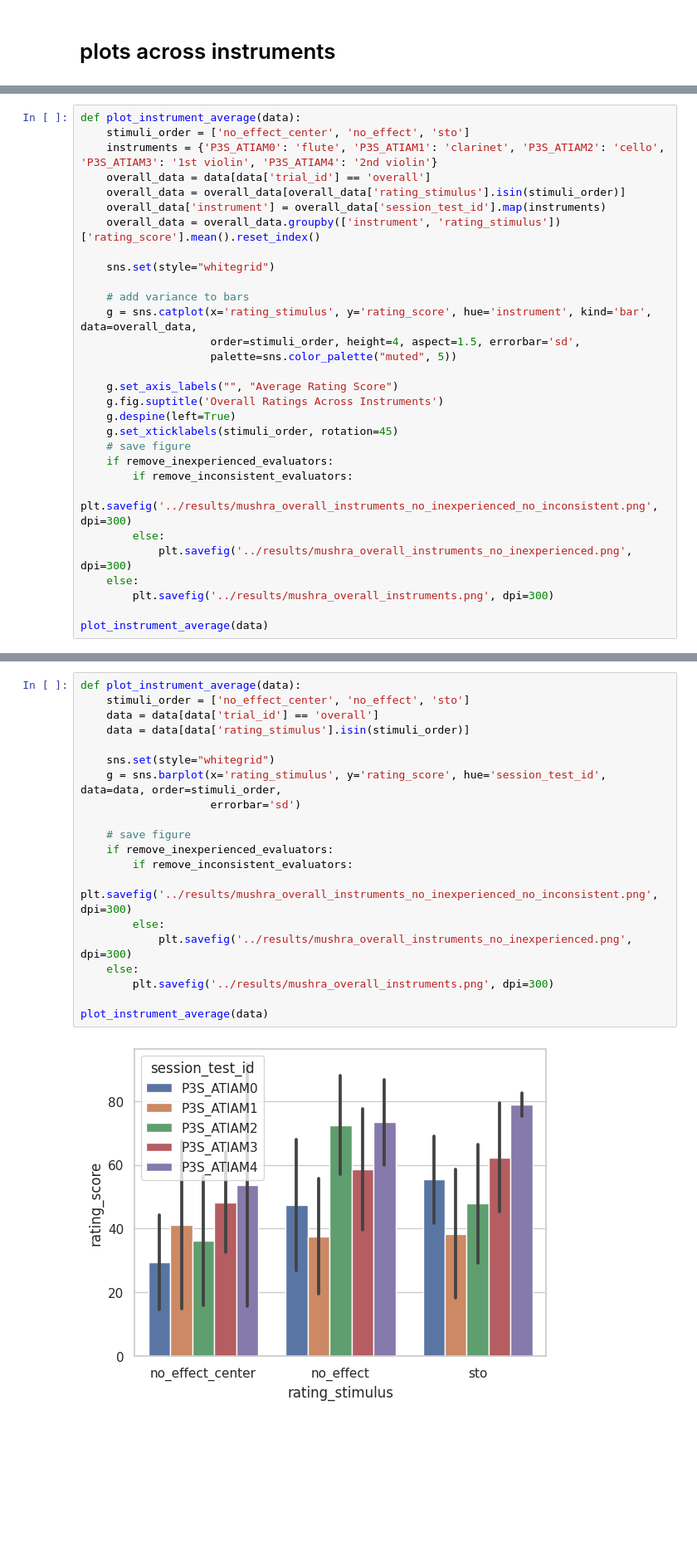
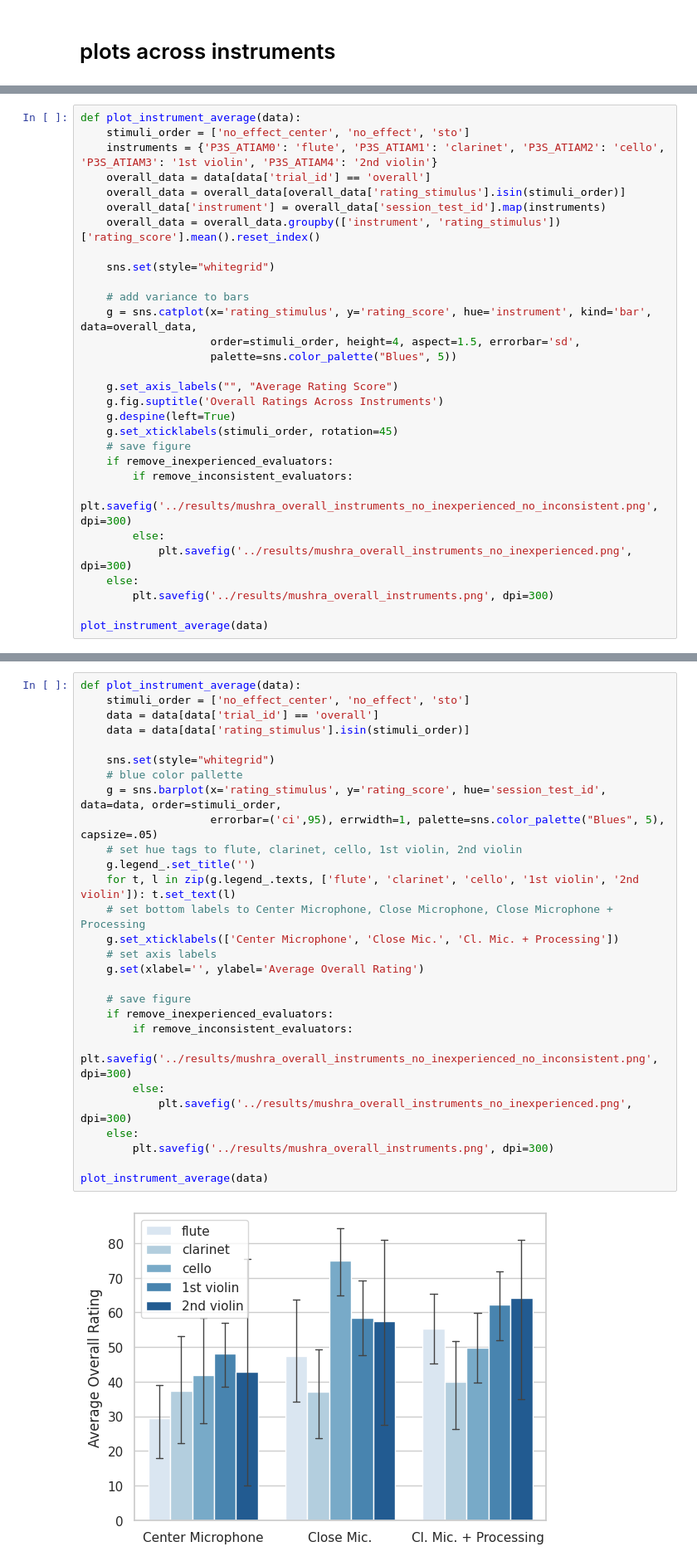
Before and after one commit to PierreChouteau/PAM_P3S, a Jupyter notebook: webmushra_analysis_test.ipynb, the cells around one changed output, grey strips where cells are left out. Shown at 83% size. Drawn from its saved outputs; the diff is of its cells as text; blank space fills up the shorter version.

```diff
--- a/webmushra_analysis_test.ipynb
+++ b/webmushra_analysis_test.ipynb
@@ -335,7 +344,7 @@ def plot_instrument_average(data):
     # add variance to bars
     g = sns.catplot(x='rating_stimulus', y='rating_score', hue='instrument', kind='bar', data=overall_data,
                     order=stimuli_order, height=4, aspect=1.5, errorbar='sd',
-                    palette=sns.color_palette("muted", 5))
+                    palette=sns.color_palette("Blues", 5))
 
     g.set_axis_labels("", "Average Rating Score")
     g.fig.suptitle('Overall Ratings Across Instruments')
@@ -356,25 +365,33 @@ plot_instrument_average(data)
 # %%
 def plot_instrument_average(data):
     stimuli_order = ['no_effect_center', 'no_effect', 'sto']
     data = data[data['trial_id'] == 'overall']
     data = data[data['rating_stimulus'].isin(stimuli_order)]
 
     sns.set(style="whitegrid")
+    # blue color pallette
     g = sns.barplot(x='rating_stimulus', y='rating_score', hue='session_test_id', data=data, order=stimuli_order,
-                    errorbar='sd')
+                    errorbar=('ci',95), errwidth=1, palette=sns.color_palette("Blues", 5), capsize=.05)
+    # set hue tags to flute, clarinet, cello, 1st violin, 2nd violin
+    g.legend_.set_title('')
+    for t, l in zip(g.legend_.texts, ['flute', 'clarinet', 'cello', '1st violin', '2nd violin']): t.set_text(l)
+    # set bottom labels to Center Microphone, Close Microphone, Close Microphone + Processing
+    g.set_xticklabels(['Center Microphone', 'Close Mic.', 'Cl. Mic. + Processing'])
+    # set axis labels
+    g.set(xlabel='', ylabel='Average Overall Rating')
 
     # save figure
     if remove_inexperienced_evaluators:
         if remove_inconsistent_evaluators:
             plt.savefig('../results/mushra_overall_instruments_no_inexperienced_no_inconsistent.png', dpi=300)
         else:
             plt.savefig('../results/mushra_overall_instruments_no_inexperienced.png', dpi=300)
     else:
         plt.savefig('../results/mushra_overall_instruments.png', dpi=300)
 
 plot_instrument_average(data)
 # %% [output]
-[figure, old version]
+[figure, new version]
 # %% [markdown]
 # Old rubbish functions
 # %%
```
Also changed, not shown: parts of 7 cells of this notebook.
